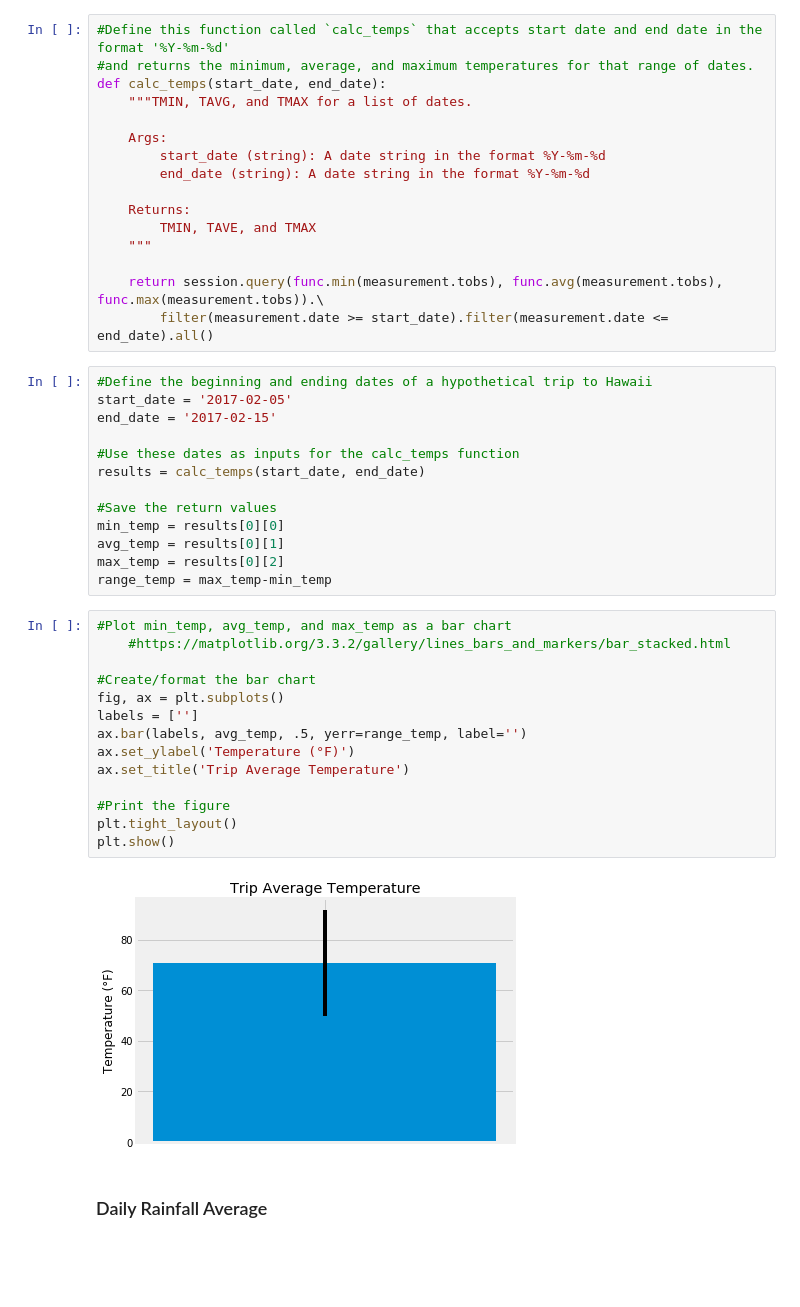
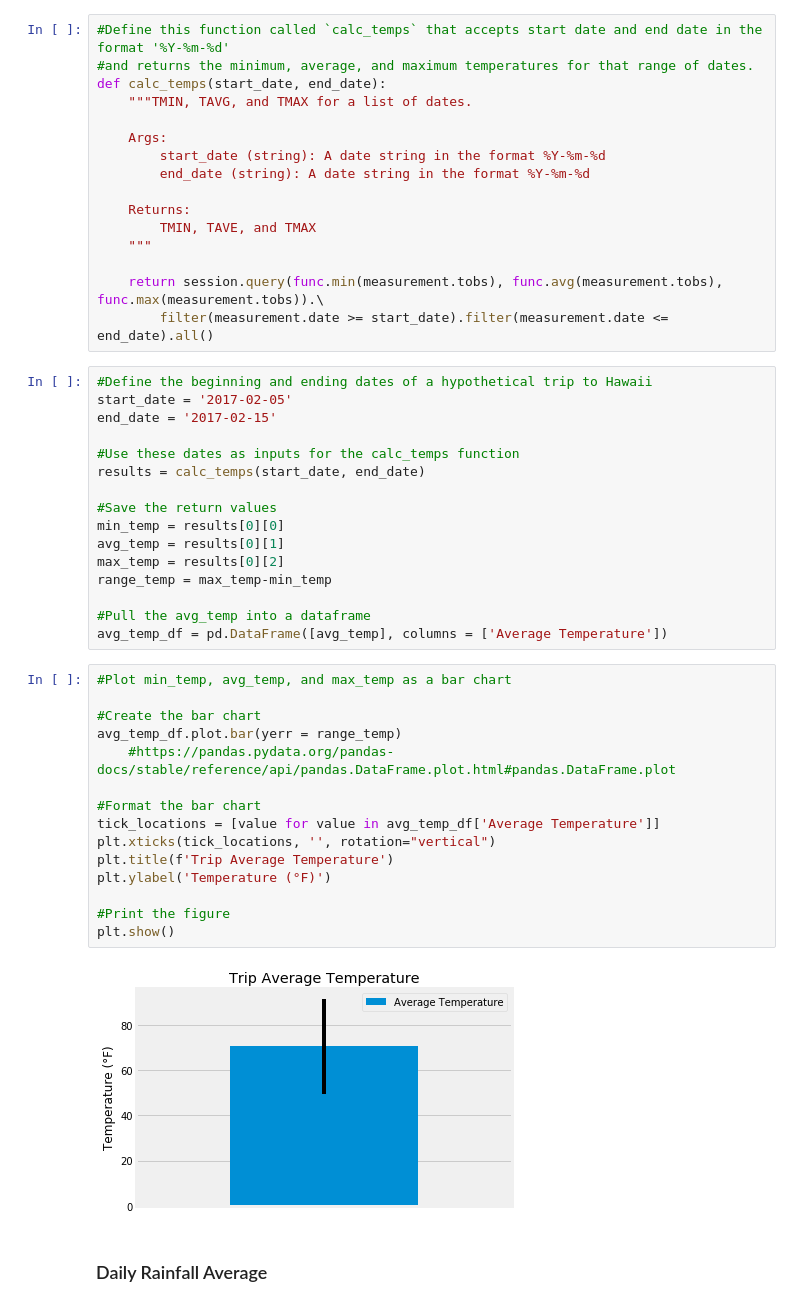
Before and after one commit to blhawkins/10.sqlalchemy-challenge, a Jupyter notebook: climate.ipynb, the cells around one changed output. Drawn from its saved outputs; the diff is of its cells as text; blank space fills up the shorter version.

Commit message:
Updated figures

```diff
--- a/climate.ipynb
+++ b/climate.ipynb
@@ -311,22 +315,26 @@ min_temp = results[0][0]
 avg_temp = results[0][1]
 max_temp = results[0][2]
 range_temp = max_temp-min_temp
+
+#Pull the avg_temp into a dataframe
+avg_temp_df = pd.DataFrame([avg_temp], columns = ['Average Temperature'])
-# %%
-#Plot min_temp, avg_temp, and max_temp as a bar chart
-    #https://matplotlib.org/3.3.2/gallery/lines_bars_and_markers/bar_stacked.html
-
-#Create/format the bar chart
-fig, ax = plt.subplots()
-labels = ['']
-ax.bar(labels, avg_temp, .5, yerr=range_temp, label='')
-ax.set_ylabel('Temperature (°F)')
-ax.set_title('Trip Average Temperature')
-
-#Print the figure
-plt.tight_layout()
-plt.show()
-# %% [output]
-[figure, removed]
+# %%
+#Plot min_temp, avg_temp, and max_temp as a bar chart
+
+#Create the bar chart
+avg_temp_df.plot.bar(yerr = range_temp)
+    #https://pandas.pydata.org/pandas-docs/stable/reference/api/pandas.DataFrame.plot.html#pandas.DataFrame.plot
+
+#Format the bar chart
+tick_locations = [value for value in avg_temp_df['Average Temperature']]
+plt.xticks(tick_locations, '', rotation="vertical")
+plt.title(f'Trip Average Temperature')
+plt.ylabel('Temperature (°F)')
+
+#Print the figure
+plt.show()
+# %% [output]
+[figure, added]
 # %% [markdown]
 ### Daily Rainfall Average
 # %%
```
Also changed, not shown: parts of 3 cells of this notebook.
